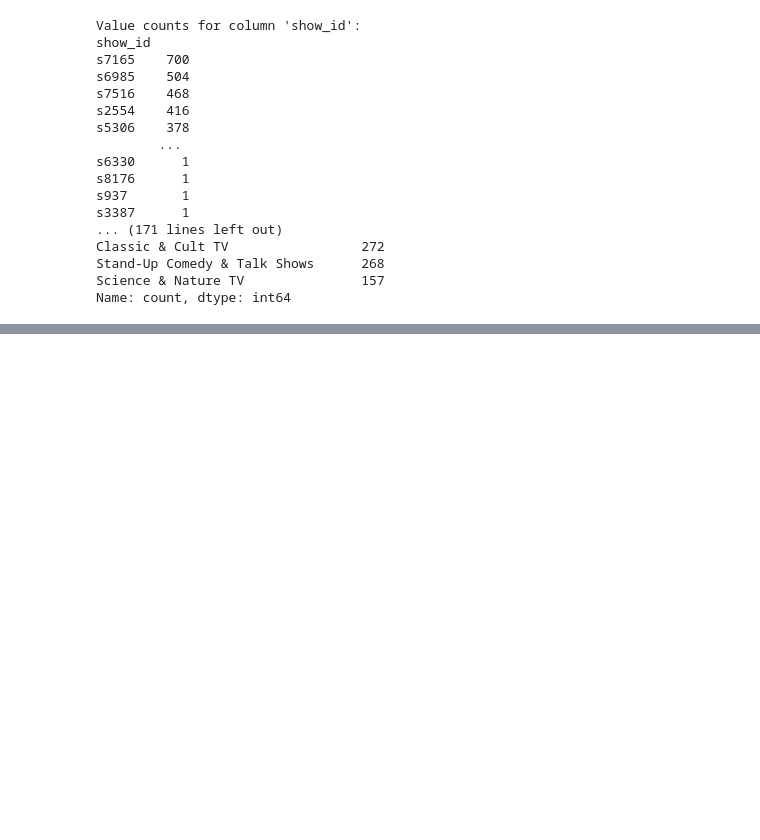
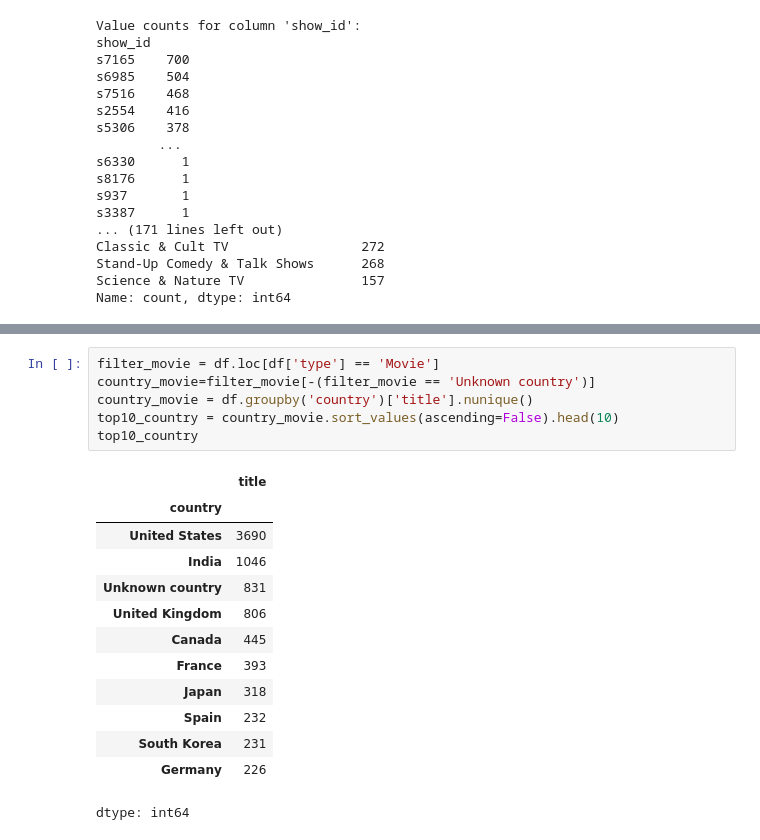
Before and after one commit to sanvasu/Netflix---Data-Exploration-and-Visualisation, a Jupyter notebook: Netflix_Casestudy.ipynb, the cells around one changed output, grey strips where cells are left out. Drawn from its saved outputs; the diff is of its cells as text; blank space fills up the shorter version.

```diff
--- a/Netflix_Casestudy.ipynb
+++ b/Netflix_Casestudy.ipynb
@@ -146,0 +182,20 @@ Name: count, dtype: int64
+# %%
+filter_movie = df.loc[df['type'] == 'Movie']
+country_movie=filter_movie[-(filter_movie == 'Unknown country')]
+country_movie = df.groupby('country')['title'].nunique()
+top10_country = country_movie.sort_values(ascending=False).head(10)
+top10_country
+# %% [output]
+|  | title |
+| country |  |
+| United States | 3690 |
+| India | 1046 |
+| Unknown country | 831 |
+| United Kingdom | 806 |
+| Canada | 445 |
+| France | 393 |
+| Japan | 318 |
+| Spain | 232 |
+| South Korea | 231 |
+| Germany | 226 |
+dtype: int64
```
Also changed, not shown: parts of 3 cells of this notebook.
